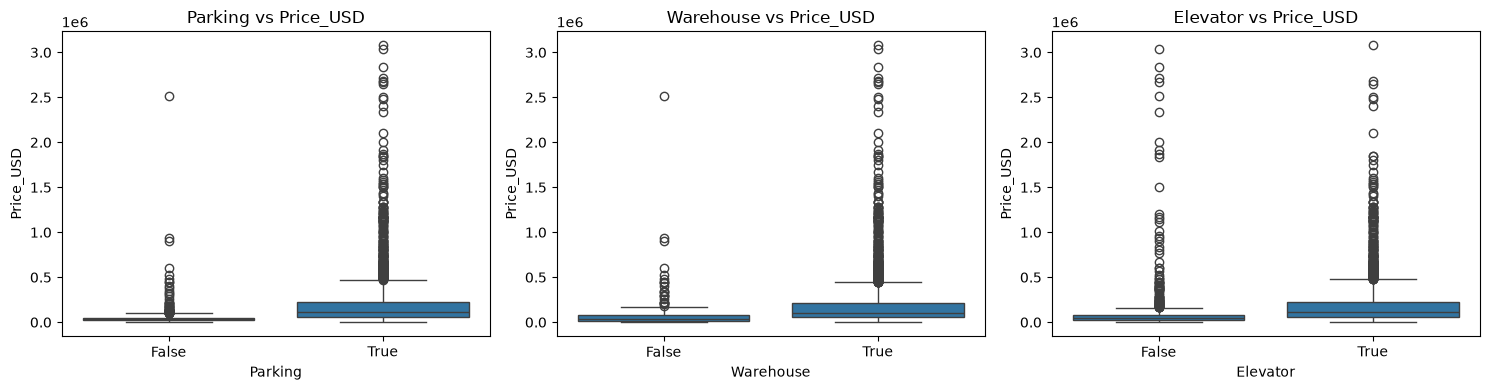
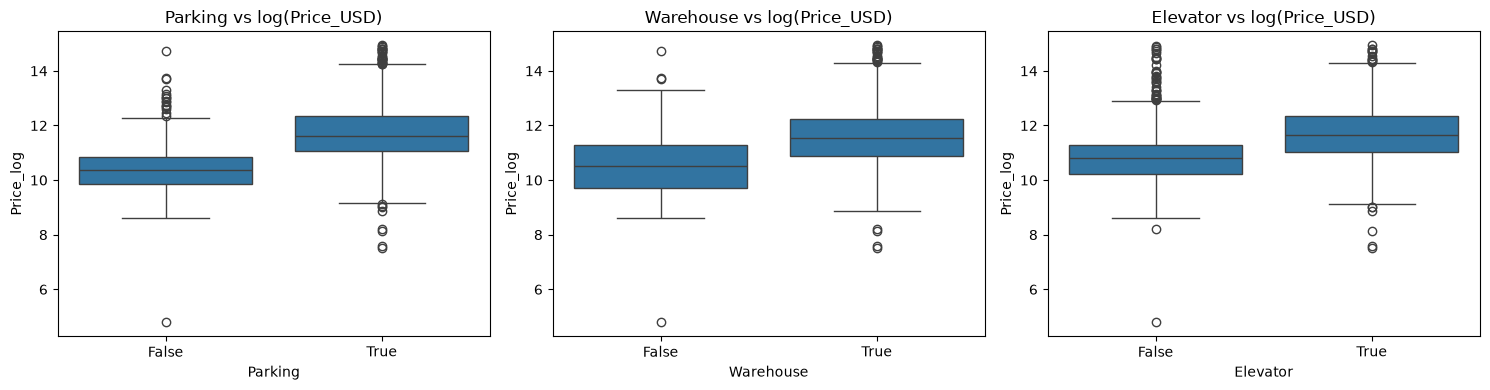
Unified diff of the notebook cell whose output changed from the first chart to the second:
--- before
+++ after
@@ -1,10 +1,10 @@
 fig, axes = plt.subplots(1, 3, figsize=(15,4))
 for ax, col in zip(axes, boolean_cols):
-    sns.boxplot(x=col, y=target, data=df, ax=ax)
-    ax.set_title(f'{col} vs Price_USD')
+    sns.boxplot(x=col, y='Price_log', data=df, ax=ax)
+    ax.set_title(f'{col} vs log(Price_USD)')
 plt.tight_layout()
 plt.show()
 
 for col in boolean_cols:
-    print(df.groupby(col)[target].mean())
+    print(df.groupby(col)['Price_log'].mean())
     print()

Commit: Build model